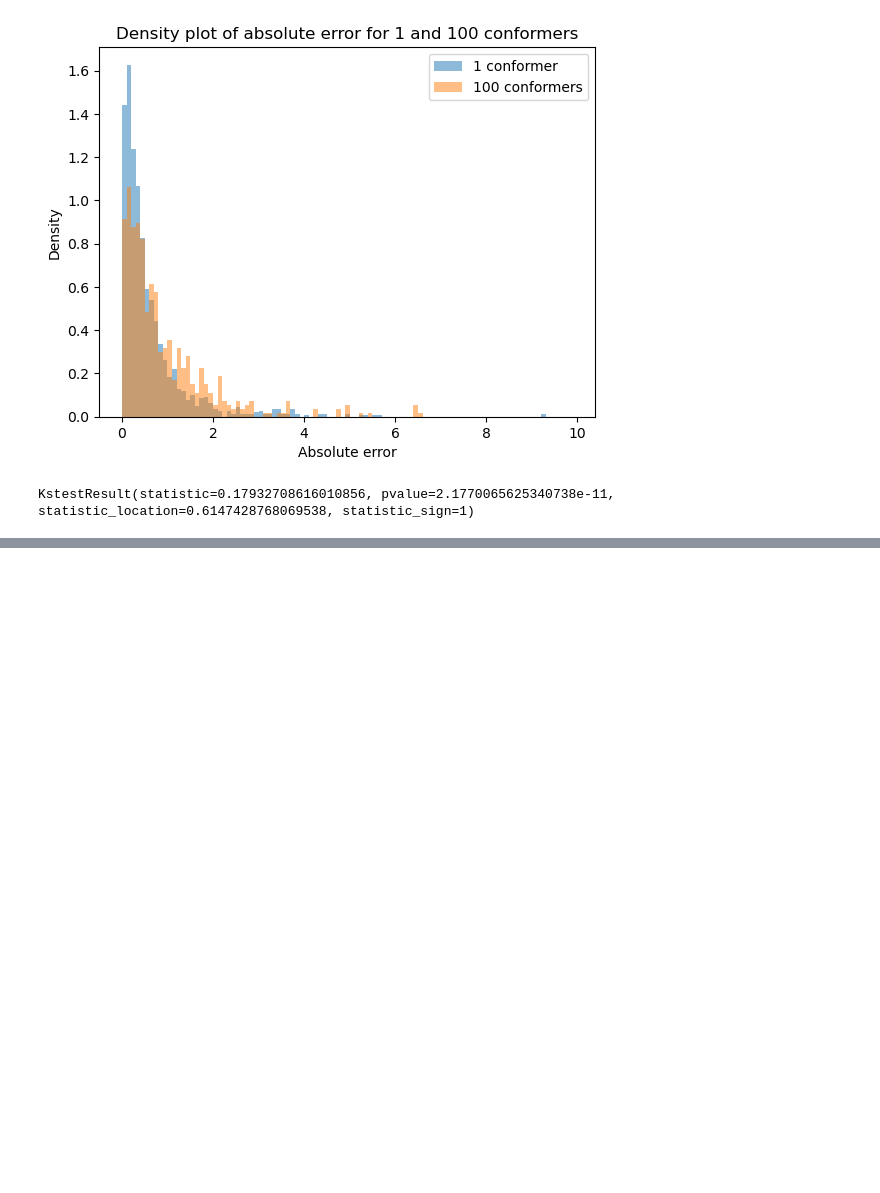
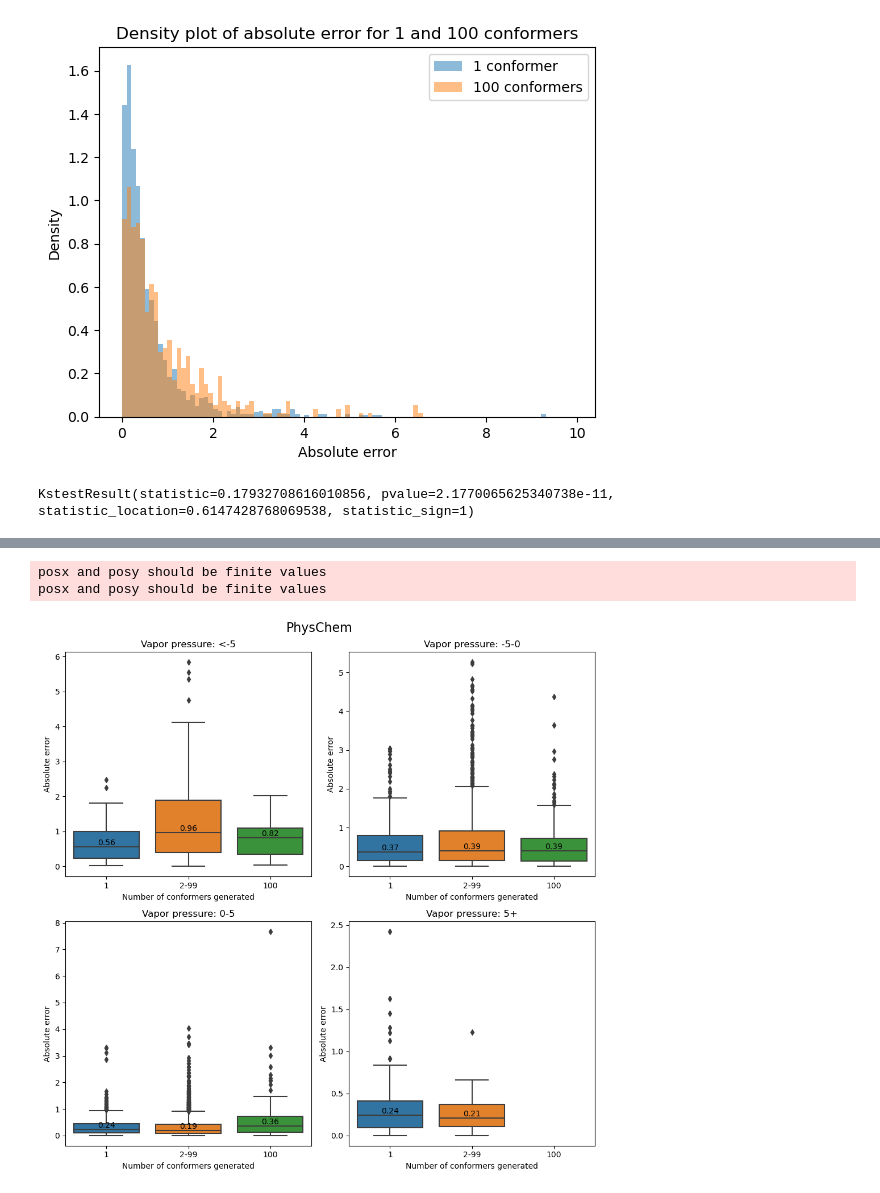
Before and after one commit to Cschiebroek/mdfptools, a Jupyter notebook: carl/data_curation/013_3D_sensative_set.ipynb, the cells around one changed output, grey strips where cells are left out. Drawn from its saved outputs; the diff is of its cells as text; code cells hidden in the pictures; blank space fills up the shorter version.

```diff
--- a/carl/data_curation/013_3D_sensative_set.ipynb
+++ b/carl/data_curation/013_3D_sensative_set.ipynb
@@ -302,0 +313,21 @@ Name: molregno, Length: 604, dtype: int64
+# %%
+#now lets stratify the ys: <-5, -5 - 0, 0-5, 5+
+df_xgboost_physchem['ys_bins'] = pd.cut(df_xgboost_physchem['ys'], bins=[-6, -5, 0, 5, 100], labels=['<-5', '-5-0', '0-5', '5+'])
+#now lets do the same as before, but stratified by ys. so 4 subplots of boxplots
+fig, axes = plt.subplots(2, 2, figsize=(10,10))
+for i, ax in enumerate(axes.flatten()):
+    sns.boxplot(x='confs_bins', y='Absolute error', data=df_xgboost_physchem[df_xgboost_physchem['ys_bins'] == df_xgboost_physchem['ys_bins'].cat.categories[i]], ax=ax)
+    ax.set_title(f'Vapor pressure: {df_xgboost_physchem["ys_bins"].cat.categories[i]}')
+    ax.set_xlabel('Number of conformers generated')
+    ax.set_ylabel('Absolute error')
+    #add textbox with median for each boxplot
+    medians = df_xgboost_physchem[df_xgboost_physchem['ys_bins'] == df_xgboost_physchem['ys_bins'].cat.categories[i]].groupby('confs_bins')['Absolute error'].median()
+    for j, median in enumerate(medians):
+        ax.text(j, median, f'{median:.2f}', ha='center', va='bottom')
+plt.suptitle('PhysChem', fontsize=16)
+plt.tight_layout()
+plt.show()
+# %% [output]
+posx and posy should be finite values
+posx and posy should be finite values
+[figure, added]
```
Also changed, not shown: parts of 40 cells of this notebook, 7 other files.
